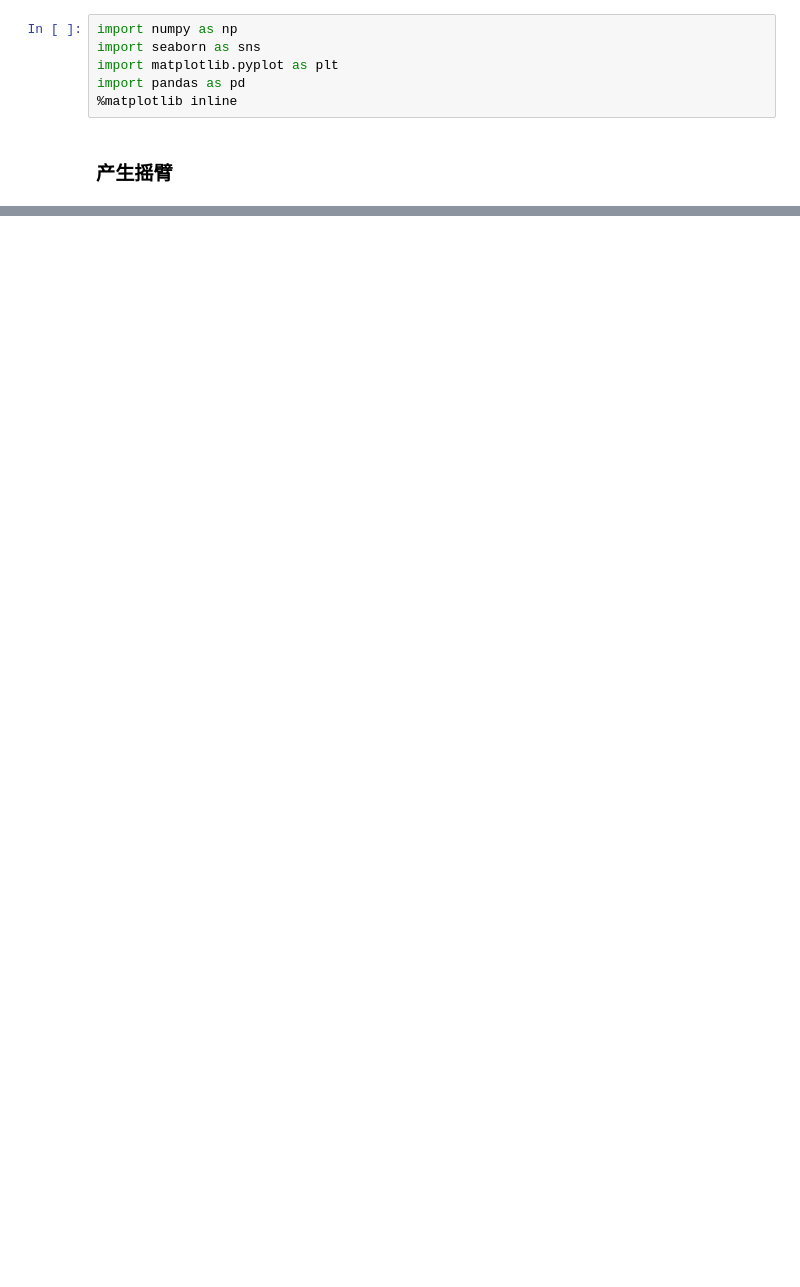
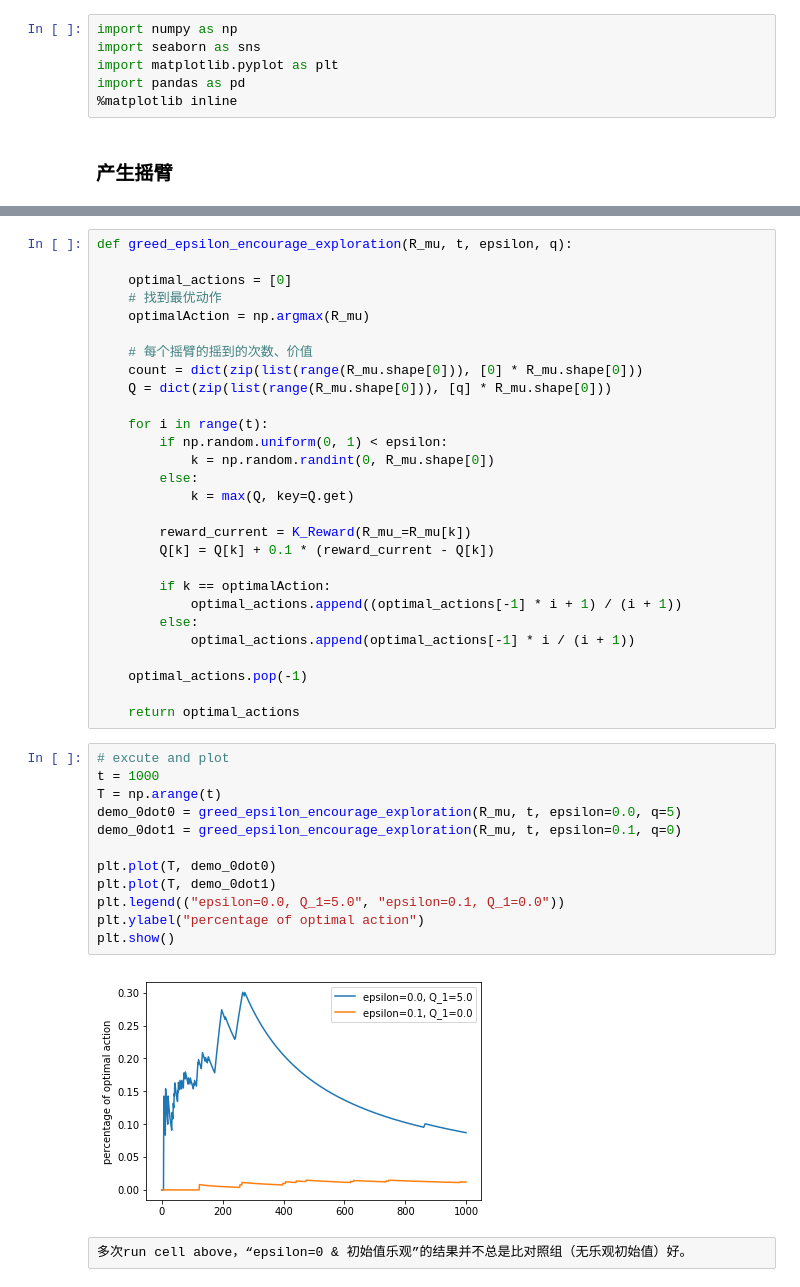
Before and after one commit to PiperLiu/Reinforcement-Learning-practice-zh, a Jupyter notebook: practice/01-Stochastic-Multi-Armed-Bandit.ipynb, the cells around one changed output, grey strips where cells are left out. Cells and saved outputs as stored; diff of their text form; blank space fills up the shorter version.

```diff
--- a/practice/01-Stochastic-Multi-Armed-Bandit.ipynb
+++ b/practice/01-Stochastic-Multi-Armed-Bandit.ipynb
@@ -67,0 +188,44 @@ plt.show()
+# %%
+def greed_epsilon_encourage_exploration(R_mu, t, epsilon, q):
+
+    optimal_actions = [0]
+    # 找到最优动作
+    optimalAction = np.argmax(R_mu)
+
+    # 每个摇臂的摇到的次数、价值
+    count = dict(zip(list(range(R_mu.shape[0])), [0] * R_mu.shape[0]))
+    Q = dict(zip(list(range(R_mu.shape[0])), [q] * R_mu.shape[0]))
+
+    for i in range(t):
+        if np.random.uniform(0, 1) < epsilon:
+            k = np.random.randint(0, R_mu.shape[0])
+        else:
+            k = max(Q, key=Q.get)
+
+        reward_current = K_Reward(R_mu_=R_mu[k])
+        Q[k] = Q[k] + 0.1 * (reward_current - Q[k])
+
+        if k == optimalAction:
+            optimal_actions.append((optimal_actions[-1] * i + 1) / (i + 1))
+        else:
+            optimal_actions.append(optimal_actions[-1] * i / (i + 1))
+
+    optimal_actions.pop(-1)
+
+    return optimal_actions
+# %%
+# excute and plot
+t = 1000
+T = np.arange(t)
+demo_0dot0 = greed_epsilon_encourage_exploration(R_mu, t, epsilon=0.0, q=5)
+demo_0dot1 = greed_epsilon_encourage_exploration(R_mu, t, epsilon=0.1, q=0)
+
+plt.plot(T, demo_0dot0)
+plt.plot(T, demo_0dot1)
+plt.legend(("epsilon=0.0, Q_1=5.0", "epsilon=0.1, Q_1=0.0"))
+plt.ylabel("percentage of optimal action")
+plt.show()
+# %% [output]
+[figure, added]
+# %% [raw]
+多次run cell above，“epsilon=0 & 初始值乐观”的结果并不总是比对照组（无乐观初始值）好。
```
Also changed, not shown: parts of 19 cells of this notebook, 3 other files.
